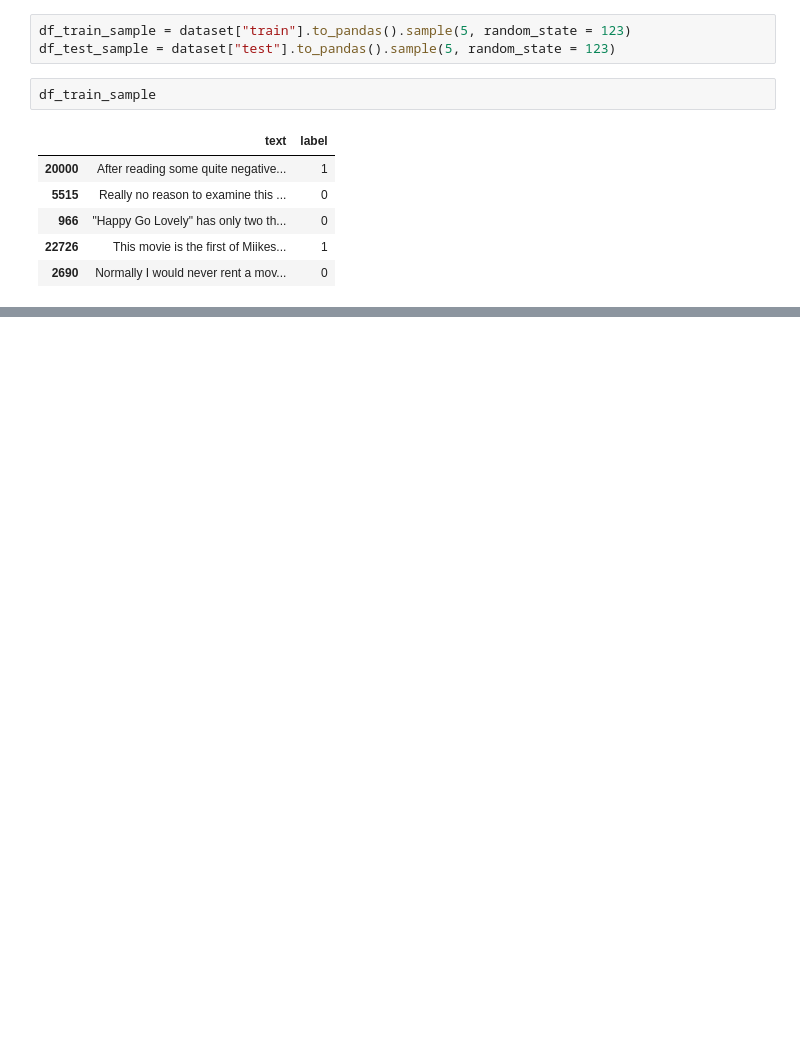
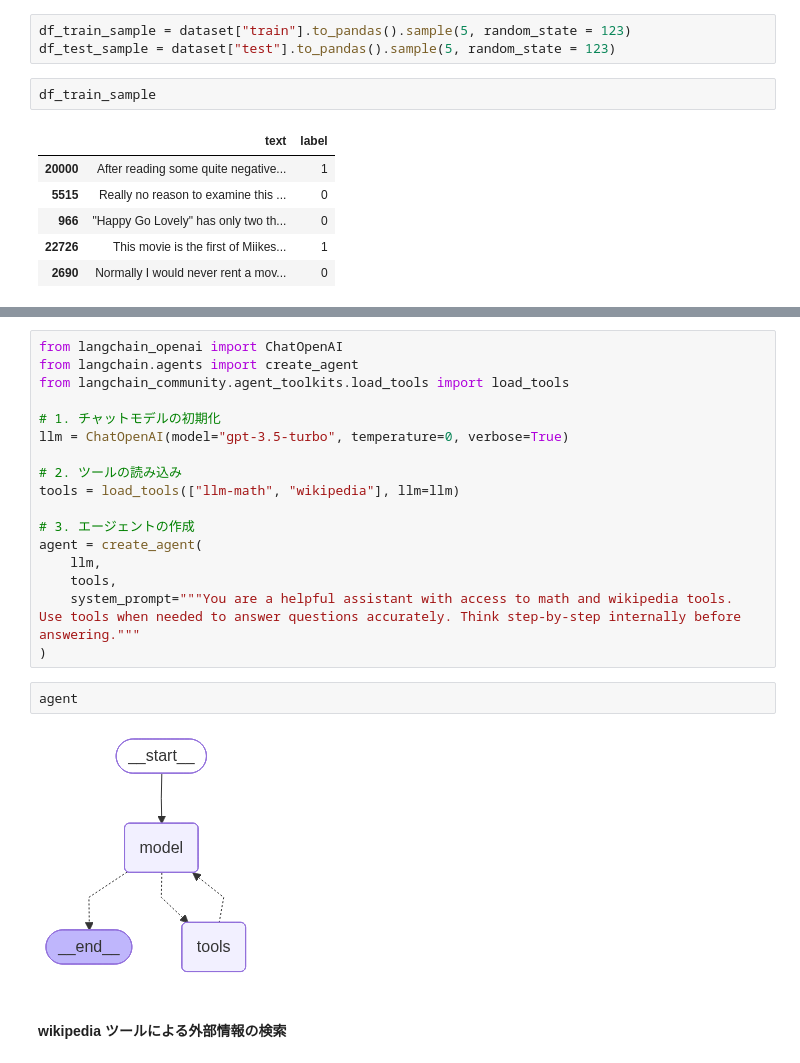
Before and after one commit to lvzeyu/css_nlp, a Jupyter notebook: notebook/langchain_basic.ipynb, the cells around one changed output, grey strips where cells are left out. Drawn from its saved outputs; the diff is of its cells as text; blank space fills up the shorter version.

Commit message:
add langchain

```diff
--- a/notebook/langchain_basic.ipynb
+++ b/notebook/langchain_basic.ipynb
@@ -327,0 +328,24 @@ df_train_sample
+# %%
+from langchain_openai import ChatOpenAI
+from langchain.agents import create_agent
+from langchain_community.agent_toolkits.load_tools import load_tools
+
+# 1. チャットモデルの初期化
+llm = ChatOpenAI(model="gpt-3.5-turbo", temperature=0, verbose=True)
+
+# 2. ツールの読み込み
+tools = load_tools(["llm-math", "wikipedia"], llm=llm)
+
+# 3. エージェントの作成
+agent = create_agent(
+    llm,
+    tools,
+    system_prompt="""You are a helpful assistant with access to math and wikipedia tools.
+Use tools when needed to answer questions accurately. Think step-by-step internally before answering."""
+)
+# %%
+agent
+# %% [output]
+[figure, added]
+# %% [markdown]
+#### wikipedia ツールによる外部情報の検索
```
Also changed, not shown: parts of 24 cells of this notebook.
